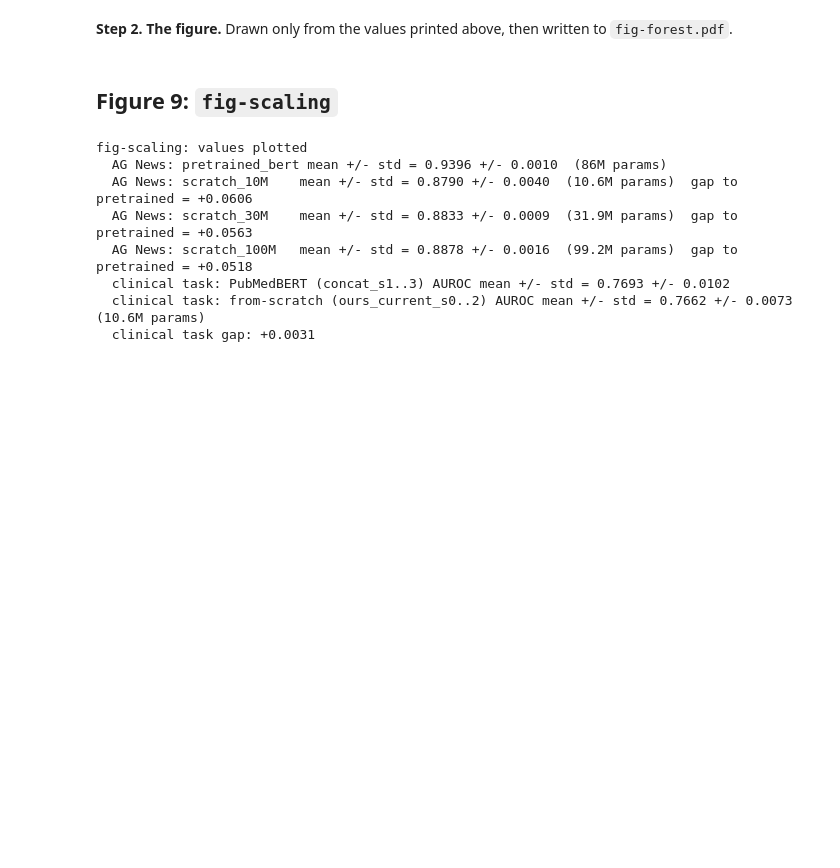
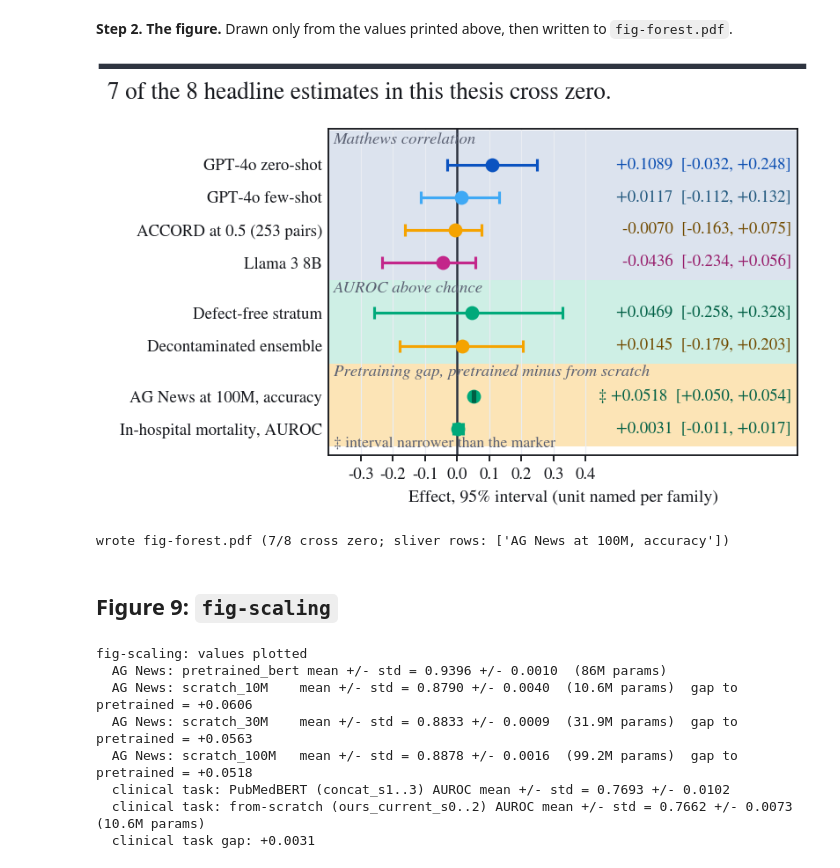
Before and after one commit to Rickygole/provenance-encoder, a Jupyter notebook: accord/thesis/figures/Thesis_Figures_PerFigure.ipynb, the cells around one changed output. Drawn from its saved outputs; the diff is of its cells as text; code cells hidden in the pictures; blank space fills up the shorter version.

```diff
--- a/accord/thesis/figures/Thesis_Figures_PerFigure.ipynb
+++ b/accord/thesis/figures/Thesis_Figures_PerFigure.ipynb
@@ -1812,9 +1853,15 @@ fam_auroc = [
      _df34["bootstrap"]["ci95"][0] - 0.5, _df34["bootstrap"]["ci95"][1] - 0.5,
      EMERALD),
 ]
-_pb2 = [json.loads((ROOT / f"local_only/task_runs/concat_s{s}.json").read_text())["auroc"] for s in (1, 2, 3)]
-_ou2 = [json.loads(pathlib.Path(f).read_text())["auroc"]
-        for f in sorted(glob.glob(str(ROOT / "local_only/task_runs/ours_current_s*.json")))]
+# The per-seed mortality-task scores read from the committed aggregate rather
+# than from the quarantined per-run files under local_only/. The values are
+# identical (verified seed by seed); the committed file is the one that travels,
+# so the figure builds anywhere the repository does and nothing MIMIC-derived
+# has to leave its quarantine for a figure to be drawn.
+_task_runs = json.loads((ROOT / "results/task_runs.json").read_text())
+_pb2 = [_task_runs[f"concat_s{s}"]["auroc"] for s in (1, 2, 3)]
+_ou2 = [_task_runs[k]["auroc"] for k in sorted(_task_runs)
+        if k.startswith("ours_current_s")]
 _g = st.mean(_pb2) - st.mean(_ou2)
 _se = math.sqrt(st.stdev(_pb2) ** 2 / 3 + st.stdev(_ou2) ** 2 / 3)
 _sc = json.loads((ROOT / "results/accord/scaling/scaling_results.json").read_text())
@@ -1871,34 +1918,39 @@ for yy, (lab, e, lo, hi, hue) in placed:
     ax.errorbar([e], [yy], xerr=[[e - lo], [hi - e]], fmt="o", color=hue.CORE,
                 zorder=5, **ERRBAR, **DOT)
     mark = ""
     if half_pt < 1.5:
         for b in (lo, hi):
             ax.plot([b, b], [yy - 0.19, yy + 0.19], color=hue.DEEP, lw=1.5,
                     solid_capstyle="butt", zorder=6)
         mark = "‡ "
         sliver.append(lab)
     ax.text(X_HI - 0.02, yy, f"{mark}{e:+.4f}  [{lo:+.3f}, {hi:+.3f}]",
             ha="right", va="center", fontsize=T_SERIES, color=hue.DEEP,
             zorder=6)
 
 gt = ax.get_yaxis_transform()
 ax.set_yticks([yy for yy, _ in placed])
 ax.set_yticklabels([r[0] for r in rows], fontsize=T_SERIES, linespacing=1.25)
 for yh, fam in heads:
     ax.text(-0.385, yh, fam, ha="left", va="bottom", fontsize=T_SERIES,
             color=MUTE, style="italic", zorder=4)
 ax.set_xlabel("Effect, 95% interval (unit named per family)")
 ax.tick_params(axis="y", length=0)
 if sliver:
     ax.text(-0.385, -0.44, "‡ interval narrower than the marker",
             ha="left", va="center", fontsize=T_NOTE, color=MUTE, zorder=6)
 n_cross = sum(1 for r in rows if r[2] <= 0 <= r[3])
 signature(fig, GRAPHITE,
           f"{n_cross} of the {len(rows)} headline estimates in this thesis "
           f"cross zero.")
-fig.savefig(HERE / "fig-forest.pdf"); plt.close(fig)
+fig.savefig(HERE / "fig-forest.pdf")
+plt.show()
+plt.close(fig)
 print(f"wrote fig-forest.pdf ({n_cross}/{len(rows)} cross zero; "
       f"sliver rows: {sliver})")
+# %% [output]
+[figure, added]
+wrote fig-forest.pdf (7/8 cross zero; sliver rows: ['AG News at 100M, accuracy'])
 # %% [markdown]
 ## Figure 9: `fig-scaling`
 # %%
```
Also changed, not shown: parts of 14 cells of this notebook, 19 other files.
